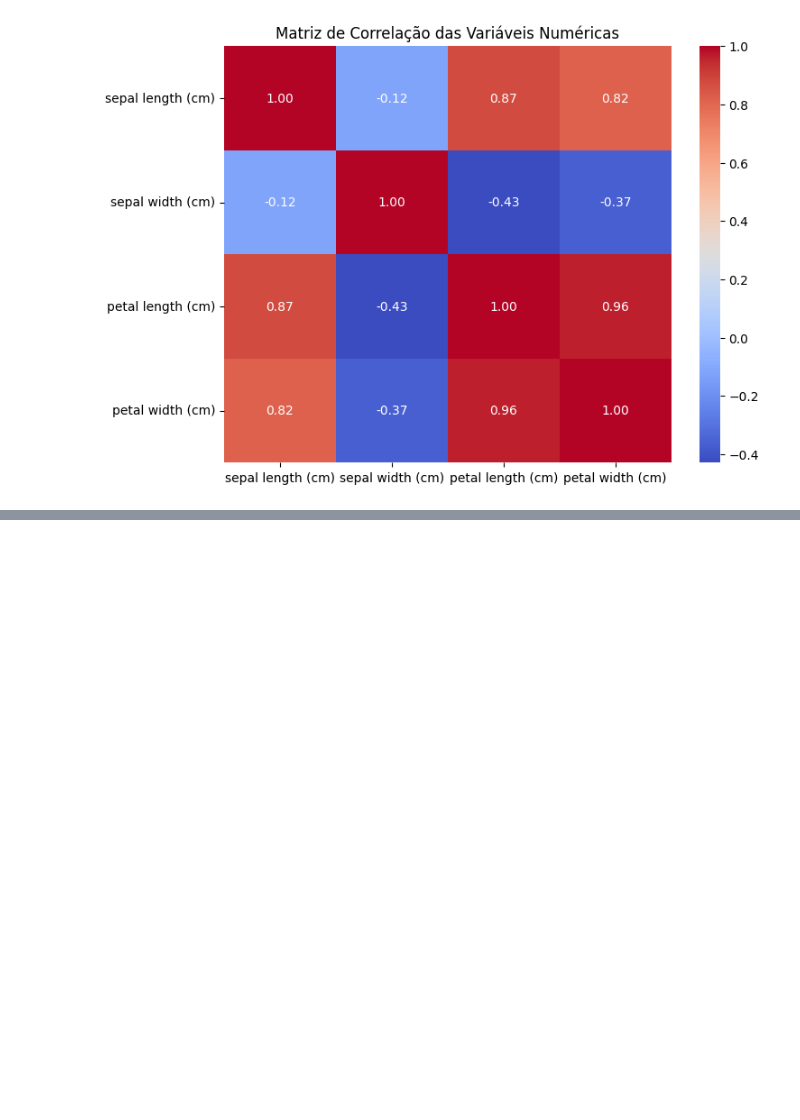
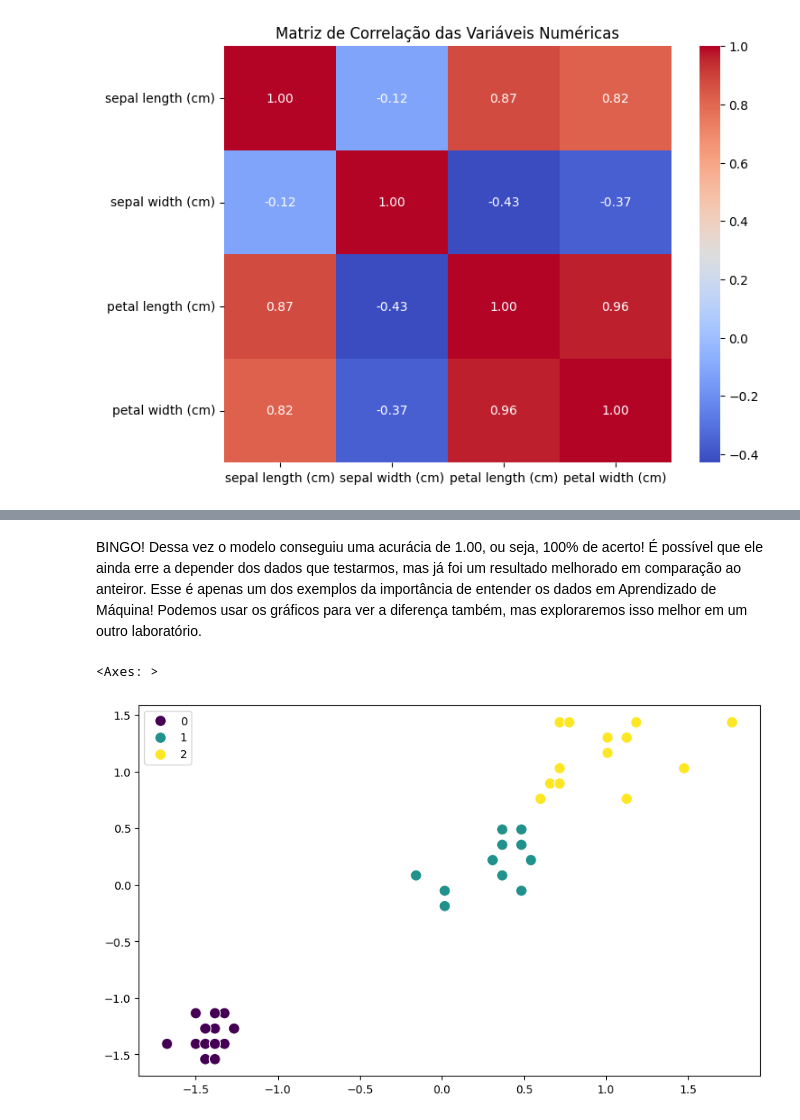
Before and after one commit to henriquemargotte/Aprendizado-de-Maquina-2025-2, a Jupyter notebook: Lab1/lab1.ipynb, the cells around one changed output, grey strips where cells are left out. Cells and saved outputs as stored; diff of their text form; code cells hidden in the pictures; blank space fills up the shorter version.

```diff
--- a/Lab1/lab1.ipynb
+++ b/Lab1/lab1.ipynb
@@ -398,0 +438,28 @@ plt.show()
+# %%
+import numpy as np
+import pandas as pd
+import matplotlib.pyplot as plt
+import seaborn as sns
+from sklearn.datasets import load_iris
+from sklearn.model_selection import train_test_split
+from sklearn.preprocessing import StandardScaler
+from sklearn.neighbors import KNeighborsClassifier
+from sklearn.metrics import accuracy_score, classification_report
+
+iris = load_iris()
+X = iris.data[:, 2:] # Aqui mudamos! Antes estavamos usando as duas primeiras colunas (:2), agora estamos usando as duas últimas!
+y = iris.target
+
+X_train, X_test, y_train, y_test = train_test_split(X, y, test_size=0.3, random_state=42)
+
+scaler = StandardScaler()
+X_train = scaler.fit_transform(X_train)
+X_test = scaler.transform(X_test)
+
+model = KNeighborsClassifier(n_neighbors=3)
+model.fit(X_train, y_train)
+
+y_pred = model.predict(X_test)
+accuracy = accuracy_score(y_test, y_pred)
+print(f"Acurácia: {accuracy:.2f}")
+print(classification_report(y_test, y_pred, target_names=iris.target_names))
@@ -398,0 +477,10 @@ plt.show()
+# %% [markdown]
+BINGO! Dessa vez o modelo conseguiu uma acurácia de 1.00, ou seja, 100% de acerto! É possível que ele ainda erre a depender dos dados que testarmos, mas já foi um resultado melhorado em comparação ao anteiror. Esse é apenas um dos exemplos da importância de entender os dados em Aprendizado de Máquina!
+Podemos usar os gráficos para ver a diferença também, mas exploraremos isso melhor em um outro laboratório.
+# %%
+# Visalizando o modelo
+plt.figure(figsize=(10, 6))
+sns.scatterplot(x=X_test[:, 0], y=X_test[:, 1], hue=y_pred, palette='viridis', s=100)
+# %% [output]
+<Axes: >
+[figure, added]
```
Also changed, not shown: parts of 23 cells of this notebook.
